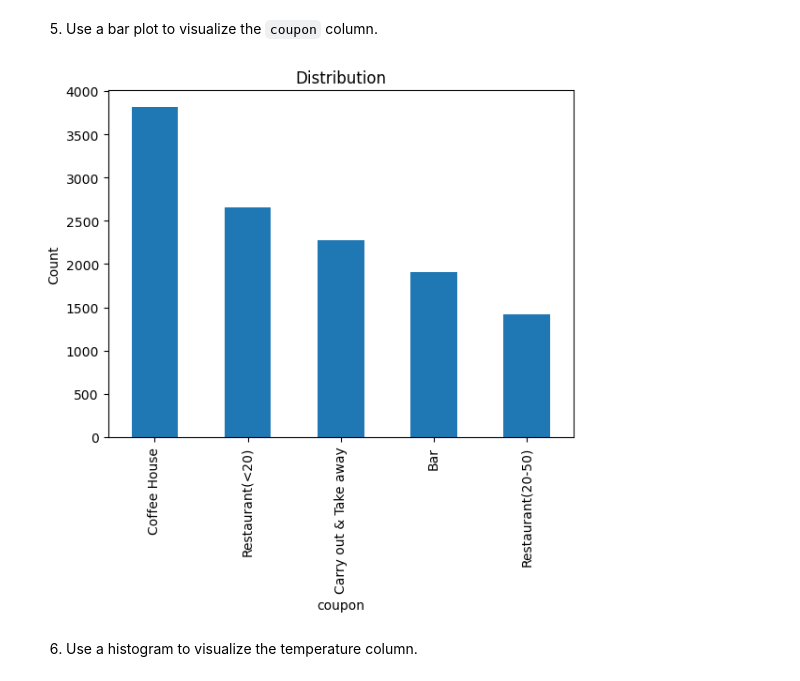
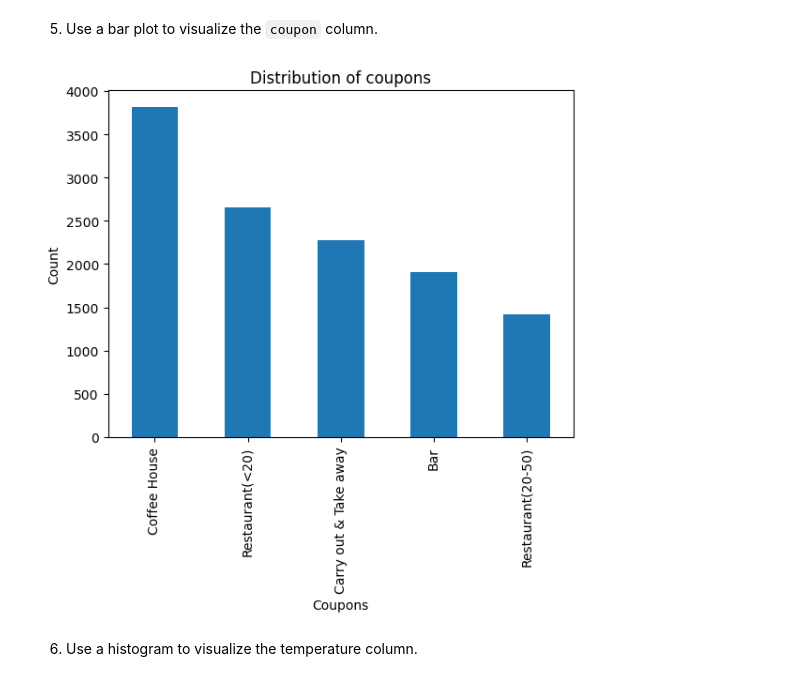
Before and after one commit to pengshm/PracticalApplication1, a Jupyter notebook: prompt.ipynb, the cells around one changed output. Saved outputs shown, nothing was run; the diff lists cells and outputs as text; code cells hidden in the pictures.

```diff
--- a/prompt.ipynb
+++ b/prompt.ipynb
@@ -109,11 +106,12 @@ print(acc_prop)
 # %% [markdown]
 5. Use a bar plot to visualize the `coupon` column.
 # %%
-data['coupon'].value_counts().plot.bar(title = 'Distribution')
+data['coupon'].value_counts().plot.bar(title = 'Distribution of coupons')
+plt.xlabel('Coupons')
 plt.ylabel('Count')
 plt.show()
 # %% [output]
-[figure, old version]
+[figure, new version]
 # %% [markdown]
 6. Use a histogram to visualize the temperature column.
 # %%
```
Also changed, not shown: parts of 2 cells of this notebook.
